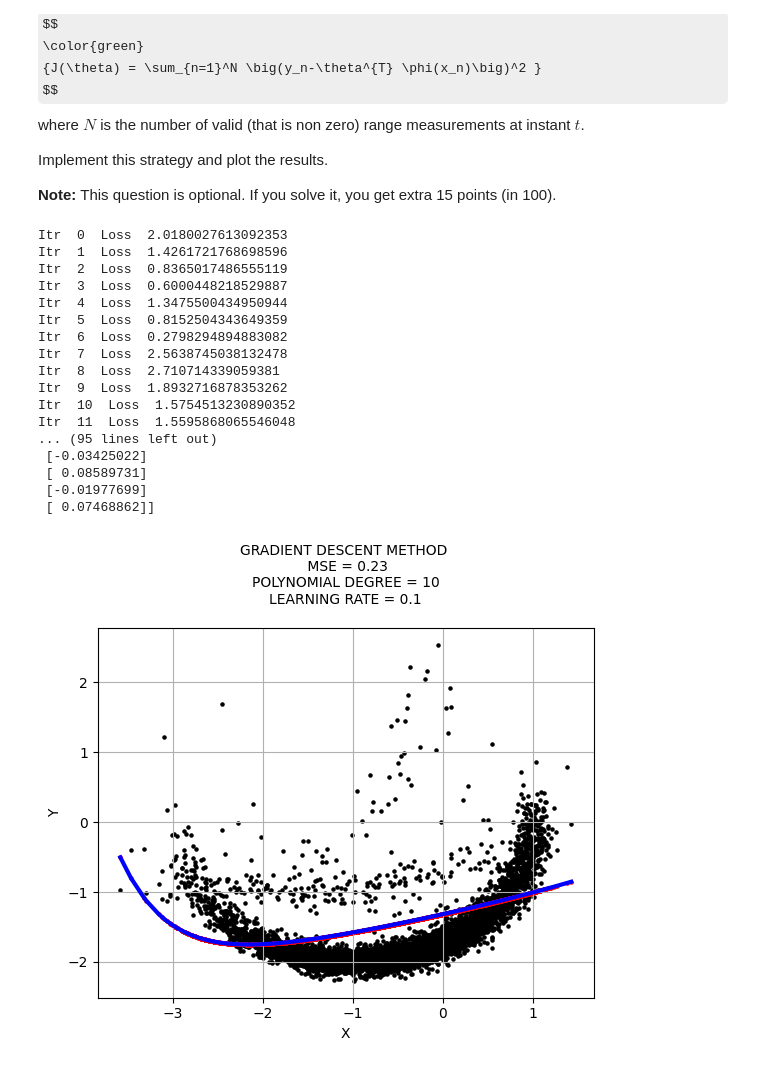
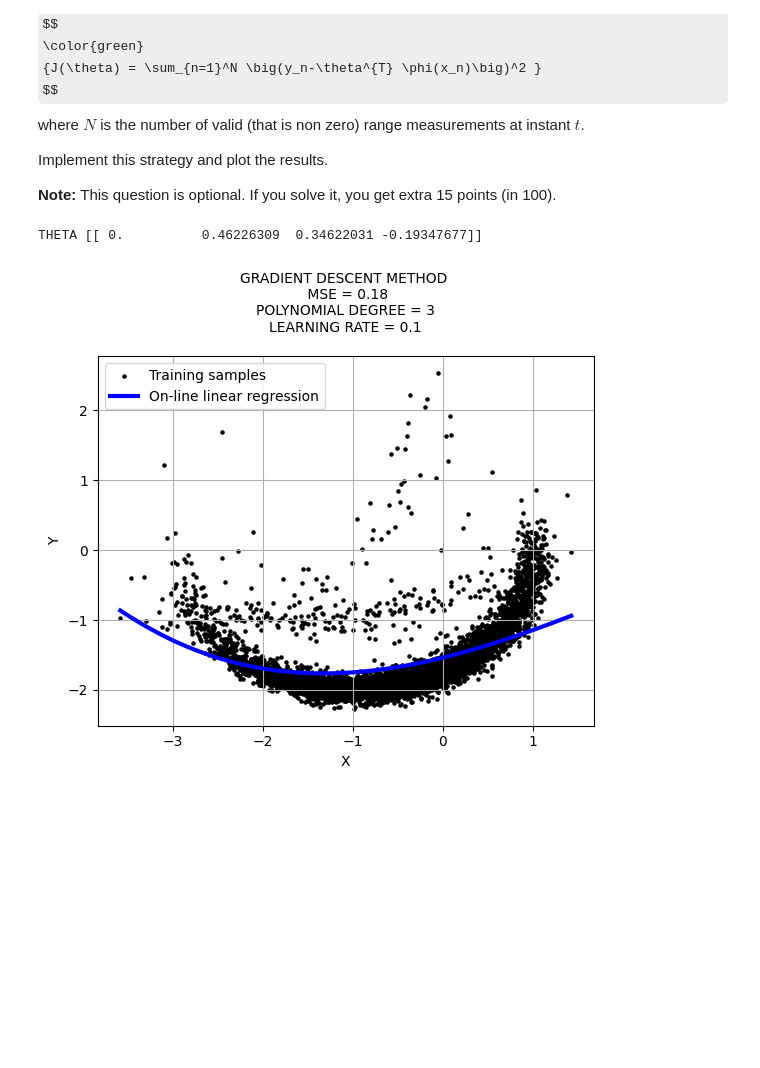
Before and after one commit to FilippoComastri/Project_ML1, a Jupyter notebook: ML_project1.ipynb, the cells around one changed output. Drawn from its saved outputs; the diff is of its cells as text; code cells hidden in the pictures; some formulas as TeX source; blank space fills up the shorter version.

```diff
--- a/ML_project1.ipynb
+++ b/ML_project1.ipynb
@@ -847,6 +770,16 @@ Implement this strategy and plot the results.
 **Note:** This question is optional. If you solve it, you get extra 15 points (in 100).
 # %%
 from sklearn.preprocessing import MinMaxScaler
+
+# x_o, y_o at each snapshot time t = 0,0.5,1 ...
+x_o_snap, y_o_snap = [], []
+for t in range(len(Lidar_range)):
+    if t%5==0:
+        for i in range(len(Lidar_range[t])):
+            if Lidar_range[t][i] > 0:
+                x_o_snap.append(x_time[t]+Lidar_range[t][i]*np.cos(angle[i]*math.pi/180))
+                y_o_snap.append(y_time[t]+Lidar_range[t][i]*np.sin(angle[i]*math.pi/180))
+x_o_snap, y_o_snap = zip(*sorted(zip(x_o, y_o)))
 
 # normalization
 scaler_x = MinMaxScaler()
@@ -854,12 +787,12 @@ scaler_y = MinMaxScaler()
 init_l_rate = 0.1
 l_rate = init_l_rate
 n_epochs = len(df) / 5
-nb_degree=10
+nb_degree=3
 
-theta = np.ones((nb_degree+1,1)) * 0
+theta = np.zeros((nb_degree+1,1))
 
-factor_low = 0.2
-factor_high = 1.1
+factor_low = 0.1
+factor_high = 1.3
 
 for itr in range(int(n_epochs)):
     # time istant
@@ -913,55 +846,39 @@ for itr in range(int(n_epochs)):
             theta_new_new = theta_base - l_rate*grad_loss
             Y_pred_new_new = X_TRANSF @ theta_new_new
             Y_residuals_new_new = np.subtract(Y_pred_new_new,Y)
             # compute a new loss
             Loss_new_new = np.sum((Y_residuals_new_new**2))
             # if the new loss < of the previous one we update theta
             # and we continue to increase theta till the new loss
             # is >= of the previous one
             if Loss_new_new >= Loss_new : break
             theta_new , Loss_new = theta_new_new, Loss_new_new
 
     theta = theta_new
     Loss = Loss_new
-    print("Itr ",itr," Loss ",Loss)
+    #print("Itr ",itr," Loss ",Loss)
 
 
 
-X_TRANSF = scaler_x.fit_transform(polynomial_feats.fit_transform(np.array(x_o).reshape(len(x_o),1)))
-Y = np.array(y_o).reshape(len(y_o),1)
+X_TRANSF = scaler_x.fit_transform(polynomial_feats.fit_transform(np.array(x_o_snap).reshape(len(x_o_snap),1)))
+Y = np.array(y_o_snap).reshape(len(y_o_snap),1)
 Y_pred = scaler_y.inverse_transform(X_TRANSF @ theta)
 MSE = mean_squared_error(Y,Y_pred)
 
-plt.scatter(x_o, Y, color="black",s=5)
-plt.scatter(x_o,Y_pred,color="red",s=5)
-plt.plot(x_o, Y_pred,  color="blue", linewidth=3)
+plt.scatter(x_o_snap, Y, color="black",s=5,label='Training samples')
+plt.plot(x_o_snap, Y_pred,  color="blue", linewidth=3,label='On-line linear regression')
 plt.grid()
 
-print('THETA', theta)
+print('THETA', theta.T)
 
 title = 'MSE = {}\n'.format(round(MSE,2))
 degree = 'POLYNOMIAL DEGREE = {}\n'.format(nb_degree)
 lr = 'LEARNING RATE = {}\n'.format(init_l_rate)
 plt.title("GRADIENT DESCENT METHOD \n " + title + degree + lr, fontsize=10)
 plt.xlabel('X')
 plt.ylabel('Y')
+plt.legend()
 plt.show()
 # %% [output]
-Itr  0  Loss  2.0180027613092353
-Itr  1  Loss  1.4261721768698596
-Itr  2  Loss  0.8365017486555119
-Itr  3  Loss  0.6000448218529887
-Itr  4  Loss  1.3475500434950944
-Itr  5  Loss  0.8152504343649359
-Itr  6  Loss  0.2798294894883082
-Itr  7  Loss  2.5638745038132478
-Itr  8  Loss  2.710714339059381
-Itr  9  Loss  1.8932716878353262
-Itr  10  Loss  1.5754513230890352
-Itr  11  Loss  1.5595868065546048
-... (95 lines left out)
- [-0.03425022]
- [ 0.08589731]
- [-0.01977699]
- [ 0.07468862]]
+THETA [[ 0.          0.46226309  0.34622031 -0.19347677]]
-[figure, old version]
+[figure, new version]
```
Also changed, not shown: parts of 6 cells of this notebook.
